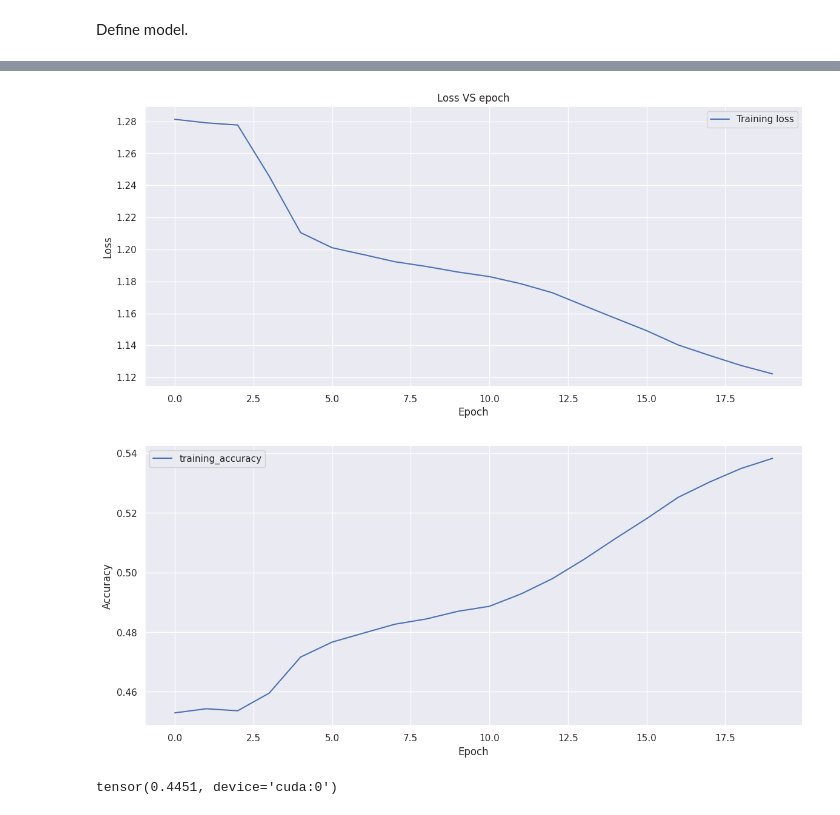
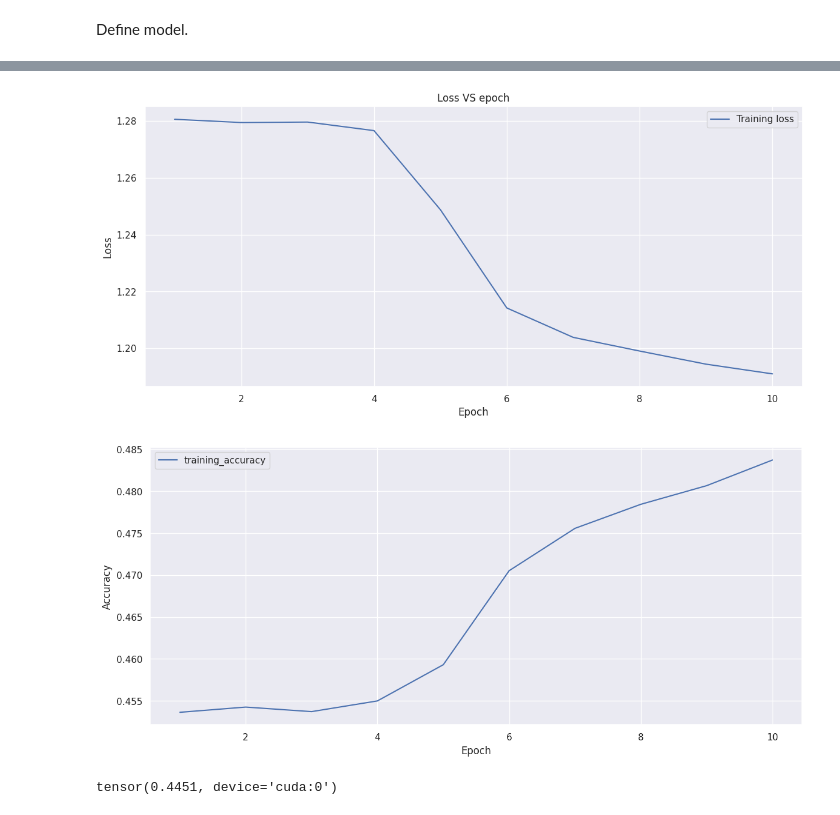
Before and after one commit to emanuele-moscato/tree-language, a Jupyter notebook: notebooks/language_modeling/encoder_pretraining.ipynb, the cells around one changed output, grey strips where cells are left out. Drawn from its saved outputs; the diff is of its cells as text; code cells hidden in the pictures.

Commit message:
Update modules and notebook for MLM, improve model saving/loading

```diff
--- a/notebooks/language_modeling/encoder_pretraining.ipynb
+++ b/notebooks/language_modeling/encoder_pretraining.ipynb
@@ -103,12 +148,15 @@ model = TransformerClassifier(
 model, optimizer, training_history = train_model_mlm(
     sequences=leaves,
     model=model,
-    n_epochs=20,
-    learning_rate=1e-4,
+    n_epochs=10,
     batch_size=32,
     mask_rate=0.1,
     mask_idx=mask_idx,
-    device=device
+    device=device,
+    optimizer=optimizer,
+    checkpointing_period_epochs=5,
+    model_dir=model_dir,
+    checkpoint_id='test_model_optimizer'
 )
 
 plot_training_history(training_history)#, savefig_dir='../../data/mlm_data/', exp_id='n_transformer_layers_2')
@@ -119,5 +167,5 @@ plot_training_history(training_history)#, savefig_dir='../../data/mlm_data/', ex
-[figure, old version]
+[figure, new version]
-[figure, old version]
+[figure, new version]
 # %%
 # To check and set training/evaluation mode in the model
 # (`torch.nn.module` object) - this is needed to deactivate
```
Also changed, not shown: parts of 9 cells of this notebook, 3 other files.
